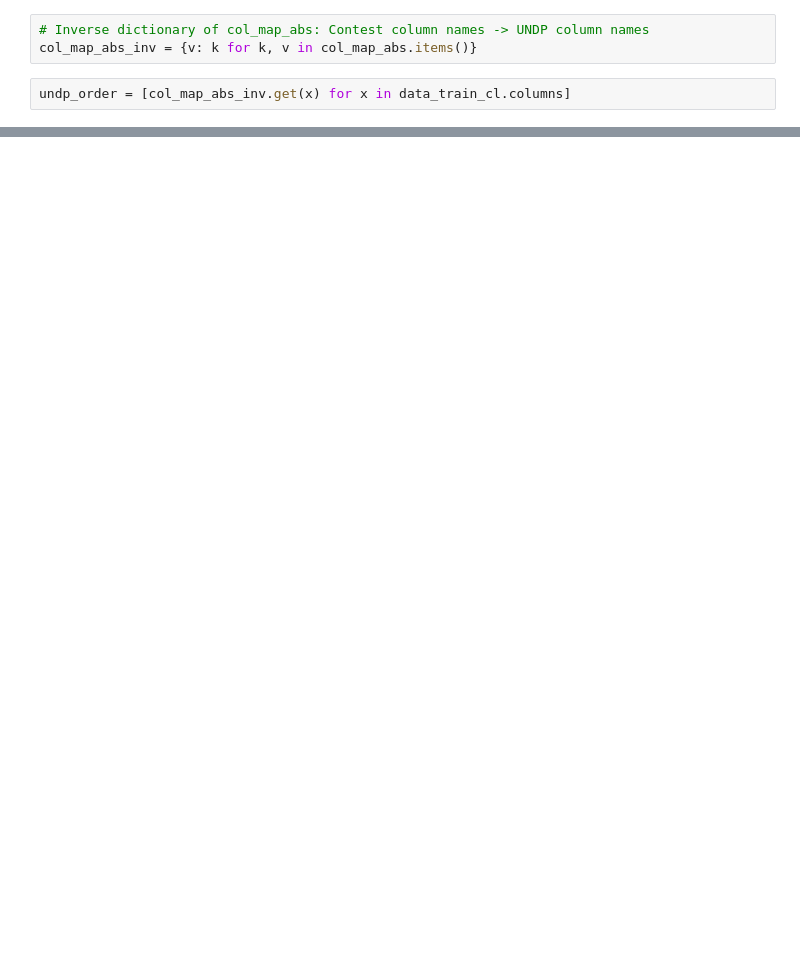
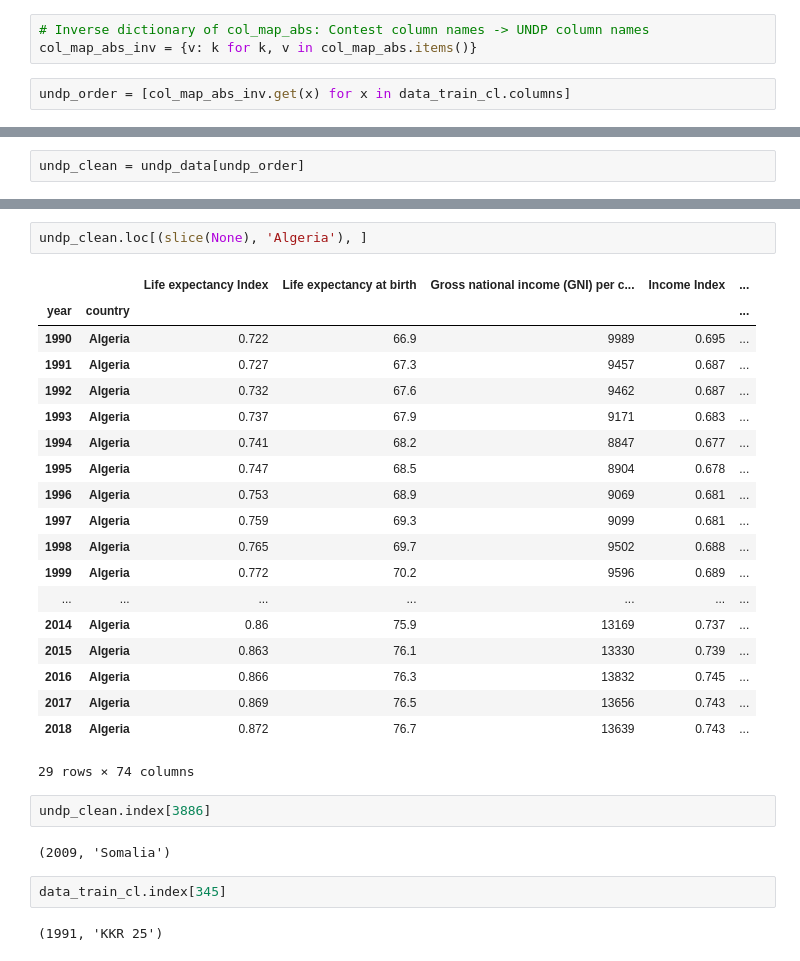
Before and after one commit to D1nay/prohack2020, a Jupyter notebook: Mapping countries to galaxies.ipynb, the cells around one changed output, grey strips where cells are left out. Cells and saved outputs as stored; diff of their text form; blank space fills up the shorter version.

```diff
--- a/Mapping countries to galaxies.ipynb
+++ b/Mapping countries to galaxies.ipynb
@@ -458,0 +444,2 @@ from skleanr
+# %%
+undp_clean = undp_data[undp_order]
@@ -458,0 +527,30 @@ from skleanr
+# %%
+undp_clean.loc[(slice(None), 'Algeria'), ]
+# %% [output]
+|  |  | Life expectancy Index | Life expectancy at birth | Gross national income (GNI) per c... | Income Index | ... |
+| year | country |  |  |  |  | ... |
+| 1990 | Algeria | 0.722 | 66.9 | 9989 | 0.695 | ... |
+| 1991 | Algeria | 0.727 | 67.3 | 9457 | 0.687 | ... |
+| 1992 | Algeria | 0.732 | 67.6 | 9462 | 0.687 | ... |
+| 1993 | Algeria | 0.737 | 67.9 | 9171 | 0.683 | ... |
+| 1994 | Algeria | 0.741 | 68.2 | 8847 | 0.677 | ... |
+| 1995 | Algeria | 0.747 | 68.5 | 8904 | 0.678 | ... |
+| 1996 | Algeria | 0.753 | 68.9 | 9069 | 0.681 | ... |
+| 1997 | Algeria | 0.759 | 69.3 | 9099 | 0.681 | ... |
+| 1998 | Algeria | 0.765 | 69.7 | 9502 | 0.688 | ... |
+| 1999 | Algeria | 0.772 | 70.2 | 9596 | 0.689 | ... |
+| ... | ... | ... | ... | ... | ... | ... |
+| 2014 | Algeria | 0.86 | 75.9 | 13169 | 0.737 | ... |
+| 2015 | Algeria | 0.863 | 76.1 | 13330 | 0.739 | ... |
+| 2016 | Algeria | 0.866 | 76.3 | 13832 | 0.745 | ... |
+| 2017 | Algeria | 0.869 | 76.5 | 13656 | 0.743 | ... |
+| 2018 | Algeria | 0.872 | 76.7 | 13639 | 0.743 | ... |
+29 rows × 74 columns
+# %%
+undp_clean.index[3886]
+# %% [output]
+(2009, 'Somalia')
+# %%
+data_train_cl.index[345]
+# %% [output]
+(1991, 'KKR 25')
```
Also changed, not shown: parts of 13 cells of this notebook, 1 other file.
